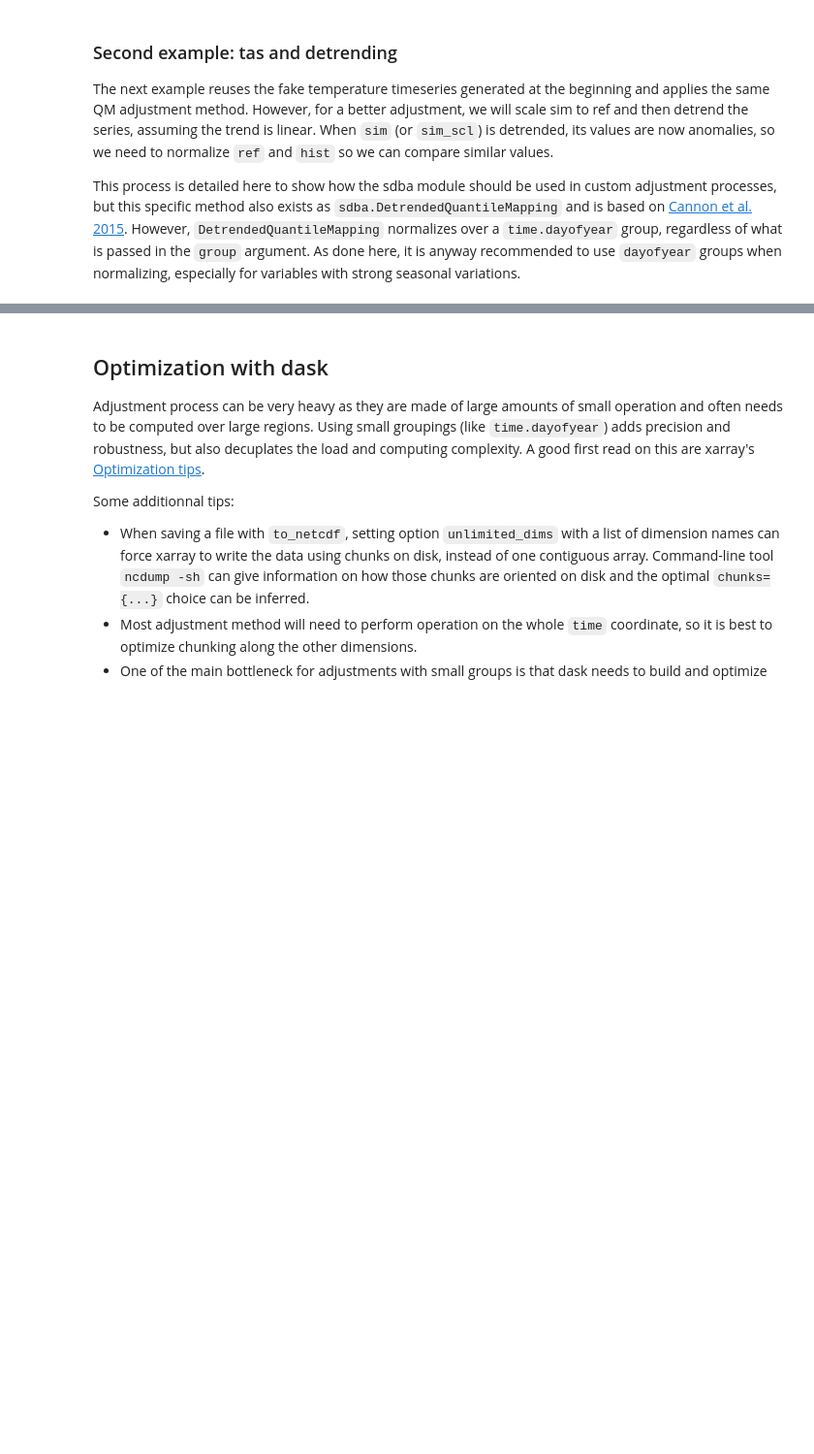
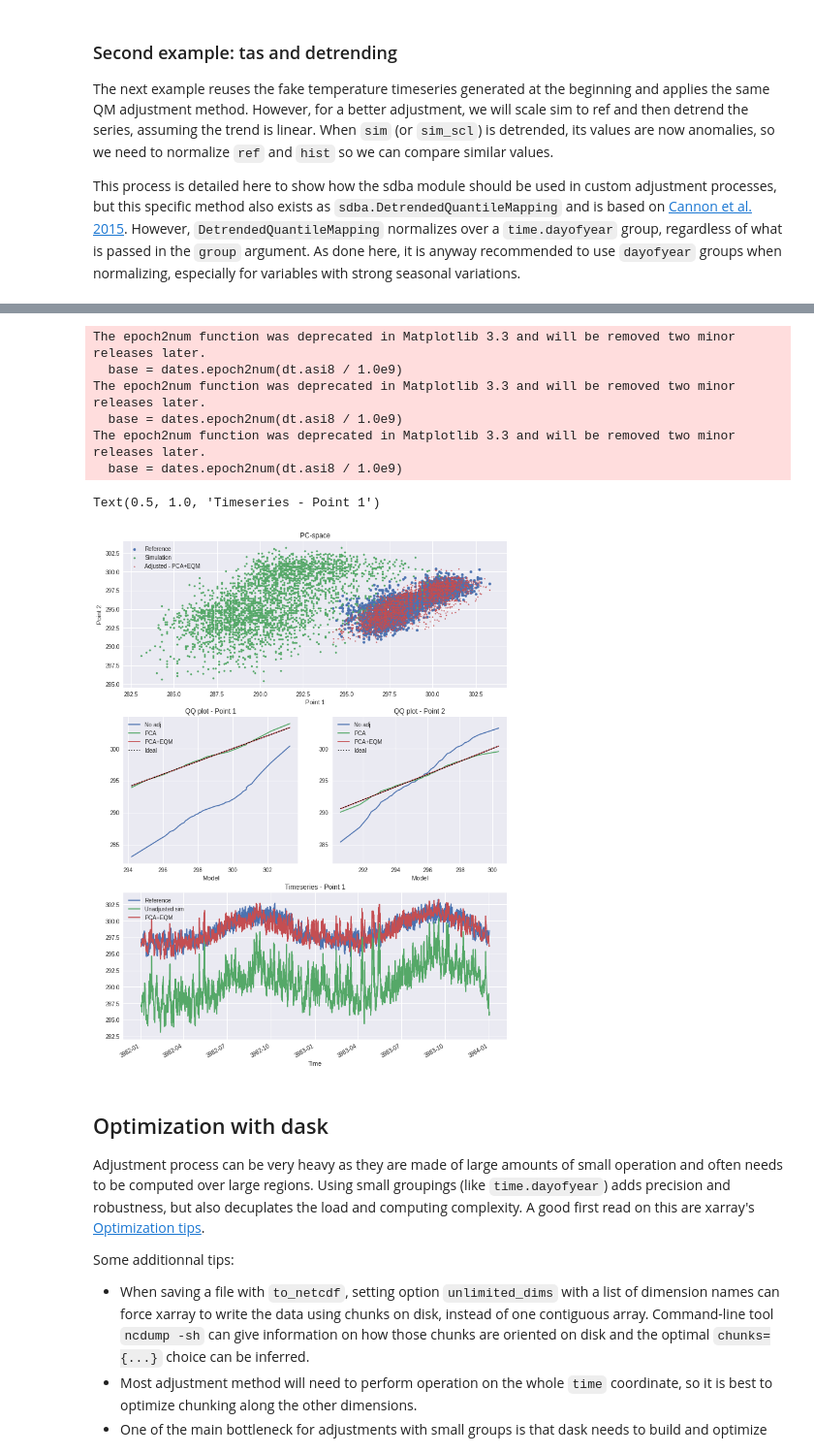
Before and after one commit to Ouranosinc/xclim, a Jupyter notebook: docs/notebooks/sdba.ipynb, the cells around one changed output, grey strips where cells are left out. Shown at 97% size. Saved outputs shown, nothing was run; the diff lists cells and outputs as text; code cells hidden in the pictures; blank space fills up the shorter version.

Commit message:
Add a notebook example

```diff
--- a/docs/notebooks/sdba.ipynb
+++ b/docs/notebooks/sdba.ipynb
@@ -163,3 +211,68 @@ plt.legend()
+# %%
+# We are using xarray's "air_temperature" dataset
+ds = xr.tutorial.open_dataset("air_temperature")
+# To get an exagerated example we select different points
+# here "lon" will be our dimension of two "spatially correlated" points
+ref = ds.air.isel(lat=21, lon=[40, 52]).drop_vars(["lon", "lat"])
+sim = ds.air.isel(lat=18, lon=[17, 35]).drop_vars(["lon", "lat"])
+
+# Principal Components Adj, no grouping and use "lon" as the space dimensions
+PCA = sdba.PrincipalComponents(group="time", crd_dims=['lon'])
+PCA.train(ref, sim)
+scen1 = PCA.adjust(sim)
+
+# QM, no grouping, 20 quantiles and additive adjustment
+EQM = sdba.EmpiricalQuantileMapping(group='time', nquantiles=50, kind='+')
+EQM.train(ref, scen1)
+scen2 = EQM.adjust(scen1)
+# %%
+# some Analysis figures
+fig = plt.figure(figsize=(12, 16))
+gs = plt.matplotlib.gridspec.GridSpec(3, 2, fig)
+
+axPCA = plt.subplot(gs[0, :])
+axPCA.scatter(ref.isel(lon=0), ref.isel(lon=1), s=20, label='Reference')
+axPCA.scatter(sim.isel(lon=0), sim.isel(lon=1), s=10, label='Simulation')
+axPCA.scatter(scen2.isel(lon=0), scen2.isel(lon=1), s=3, label='Adjusted - PCA+EQM')
+axPCA.set_xlabel('Point 1')
+axPCA.set_ylabel('Point 2')
+axPCA.set_title('PC-space')
+axPCA.legend()
+
+refQ = ref.quantile(EQM.ds.quantiles, dim='time')
+simQ = sim.quantile(EQM.ds.quantiles, dim='time')
+scen1Q = scen1.quantile(EQM.ds.quantiles, dim='time')
+scen2Q = scen2.quantile(EQM.ds.quantiles, dim='time')
+for i in range(2):
+    if i == 0:
+        axQM = plt.subplot(gs[1, 0])
+    else:
+        axQM = plt.subplot(gs[1, 1], sharey=axQM)
+    axQM.plot(refQ.isel(lon=i), simQ.isel(lon=i), label='No adj')
+    axQM.plot(refQ.isel(lon=i), scen1Q.isel(lon=i), label='PCA')
+    axQM.plot(refQ.isel(lon=i), scen2Q.isel(lon=i), label='PCA+EQM')
+    axQM.plot(refQ.isel(lon=i), refQ.isel(lon=i), color='k', linestyle=':', label='Ideal')
+    axQM.set_title(f'QQ plot - Point {i + 1}')
+    axQM.set_xlabel('Reference')
+    axQM.set_xlabel('Model')
+    axQM.legend()
+
+axT = plt.subplot(gs[2, :])
+ref.isel(lon=0).plot(ax=axT, label='Reference')
+sim.isel(lon=0).plot(ax=axT, label='Unadjusted sim')
+#scen1.isel(lon=0).plot(ax=axT, label='PCA only')
+scen2.isel(lon=0).plot(ax=axT, label='PCA+EQM')
+axT.legend()
+axT.set_title('Timeseries - Point 1')
+# %% [output]
+The epoch2num function was deprecated in Matplotlib 3.3 and will be removed two minor releases later.
+  base = dates.epoch2num(dt.asi8 / 1.0e9)
+The epoch2num function was deprecated in Matplotlib 3.3 and will be removed two minor releases later.
+  base = dates.epoch2num(dt.asi8 / 1.0e9)
+The epoch2num function was deprecated in Matplotlib 3.3 and will be removed two minor releases later.
+  base = dates.epoch2num(dt.asi8 / 1.0e9)
+Text(0.5, 1.0, 'Timeseries - Point 1')
+[figure, added]
 # %% [markdown]
 ## Optimization with dask
 
```
Also changed, not shown: parts of 12 cells of this notebook, 1 other file.
